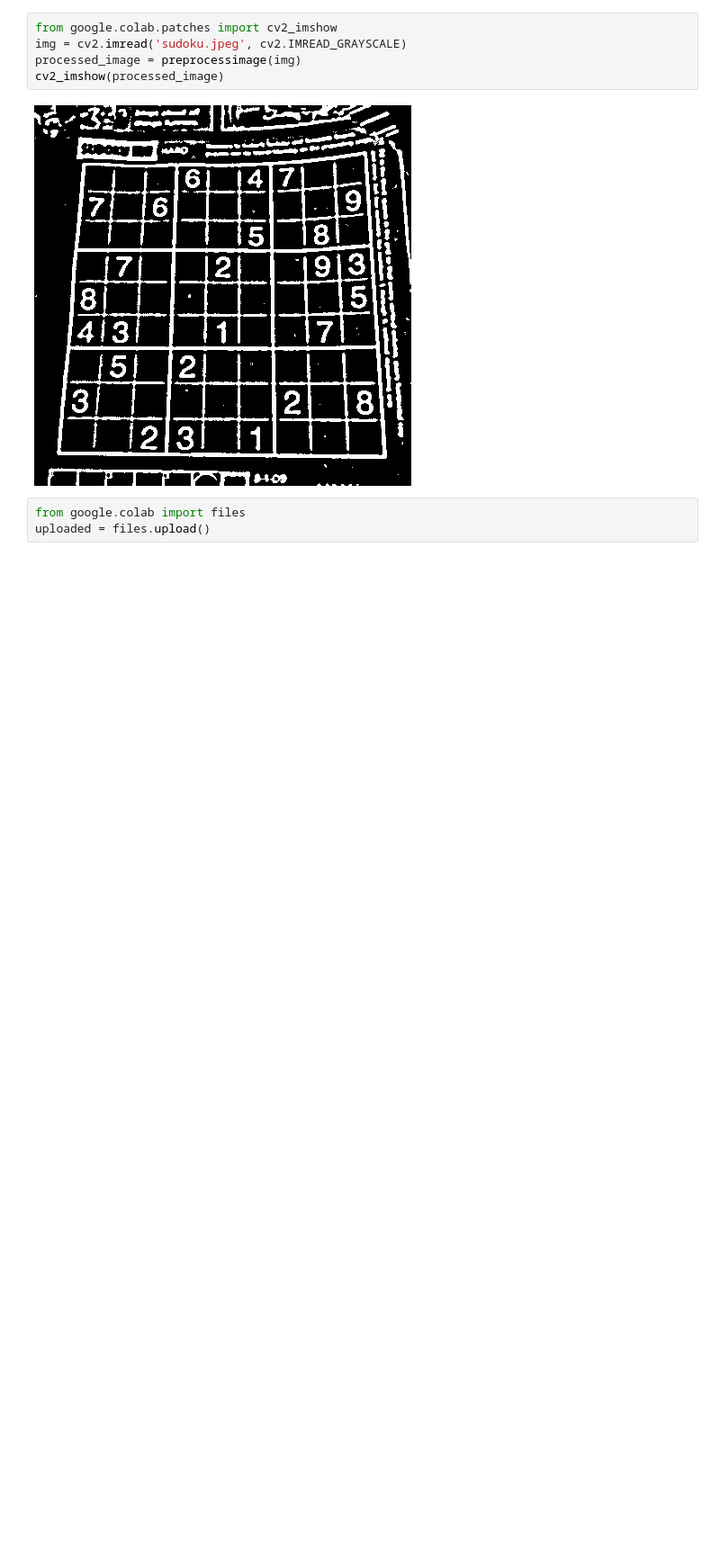
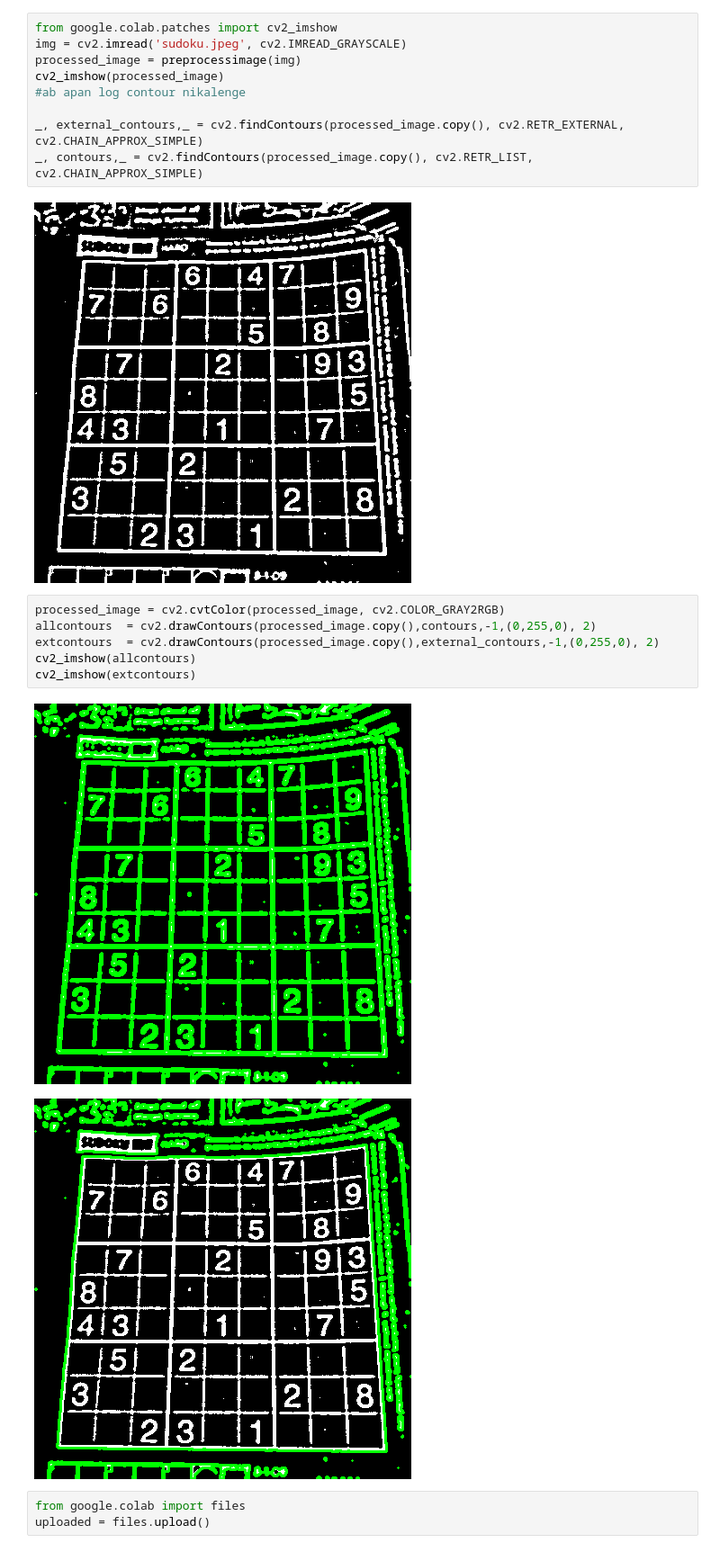
Before and after one commit to aarsh2211/SudokuSolver, a Jupyter notebook: sudokuSolver.ipynb, the cells around one changed output. Shown at 90% size. Saved outputs shown, nothing was run; the diff lists cells and outputs as text; blank space fills up the shorter version.

Commit message:
addedf contours

```diff
--- a/sudokuSolver.ipynb
+++ b/sudokuSolver.ipynb
@@ -14,8 +14,21 @@ from google.colab.patches import cv2_imshow
 img = cv2.imread('sudoku.jpeg', cv2.IMREAD_GRAYSCALE)
 processed_image = preprocessimage(img)
 cv2_imshow(processed_image)
+#ab apan log contour nikalenge
+
+_, external_contours,_ = cv2.findContours(processed_image.copy(), cv2.RETR_EXTERNAL, cv2.CHAIN_APPROX_SIMPLE)
+_, contours,_ = cv2.findContours(processed_image.copy(), cv2.RETR_LIST, cv2.CHAIN_APPROX_SIMPLE)
 # %% [output]
 [figure]
+# %%
+processed_image = cv2.cvtColor(processed_image, cv2.COLOR_GRAY2RGB)
+allcontours  = cv2.drawContours(processed_image.copy(),contours,-1,(0,255,0), 2)
+extcontours  = cv2.drawContours(processed_image.copy(),external_contours,-1,(0,255,0), 2)
+cv2_imshow(allcontours)
+cv2_imshow(extcontours)
+# %% [output]
+[figure, added]
+[figure, added]
 # %%
 from google.colab import files
 uploaded = files.upload()
```
